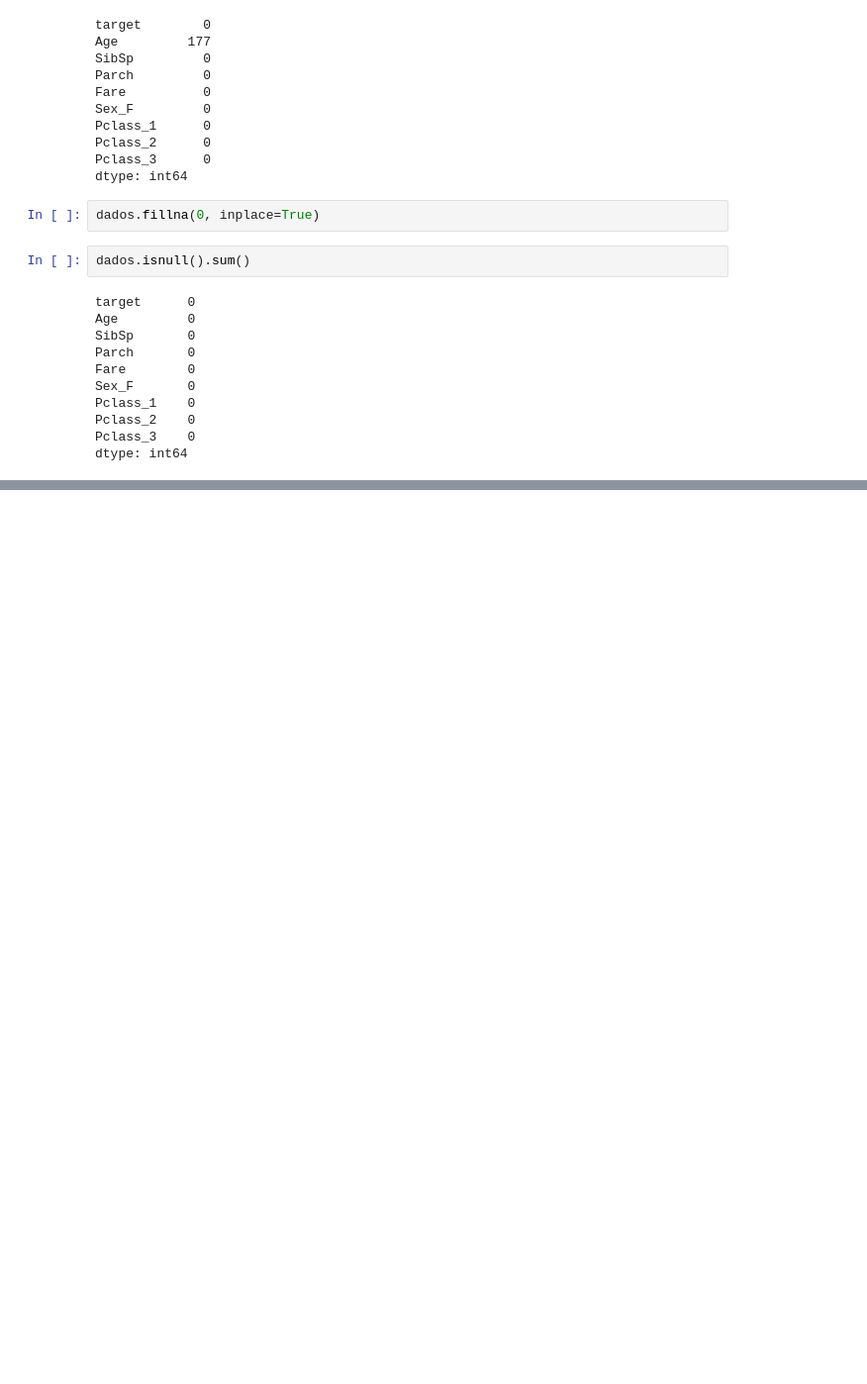
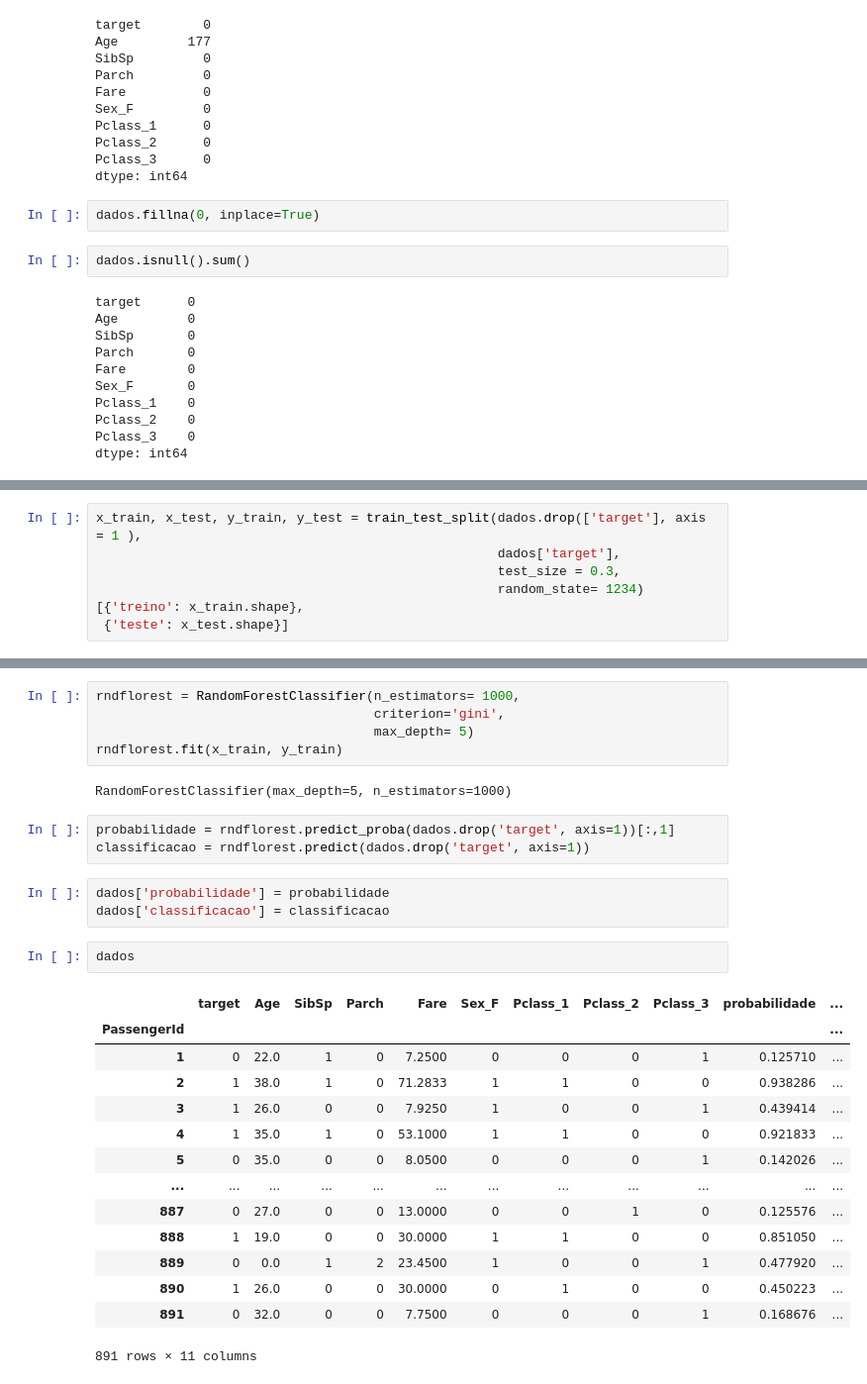
Before and after one commit to Jacqueline-dev/modelo_titanic, a Jupyter notebook: modelo_titanic.ipynb, the cells around one changed output, grey strips where cells are left out. Shown: that part at 99% size. Drawn from its saved outputs; the diff is of its cells as text; blank space fills up the shorter version.

```diff
--- a/modelo_titanic.ipynb
+++ b/modelo_titanic.ipynb
@@ -125,0 +128,7 @@ dtype: int64
+# %%
+x_train, x_test, y_train, y_test = train_test_split(dados.drop(['target'], axis = 1 ),
+                                                    dados['target'],
+                                                    test_size = 0.3,
+                                                    random_state= 1234)
+[{'treino': x_train.shape},
+ {'teste': x_test.shape}]
@@ -125,0 +141,30 @@ dtype: int64
+# %%
+rndflorest = RandomForestClassifier(n_estimators= 1000,
+                                    criterion='gini',
+                                    max_depth= 5)
+rndflorest.fit(x_train, y_train)
+# %% [output]
+RandomForestClassifier(max_depth=5, n_estimators=1000)
+# %%
+probabilidade = rndflorest.predict_proba(dados.drop('target', axis=1))[:,1]
+classificacao = rndflorest.predict(dados.drop('target', axis=1))
+# %%
+dados['probabilidade'] = probabilidade
+dados['classificacao'] = classificacao
+# %%
+dados
+# %% [output]
+|  | target | Age | SibSp | Parch | Fare | Sex_F | Pclass_1 | Pclass_2 | Pclass_3 | probabilidade | ... |
+| PassengerId |  |  |  |  |  |  |  |  |  |  | ... |
+| 1 | 0 | 22.0 | 1 | 0 | 7.2500 | 0 | 0 | 0 | 1 | 0.125710 | ... |
+| 2 | 1 | 38.0 | 1 | 0 | 71.2833 | 1 | 1 | 0 | 0 | 0.938286 | ... |
+| 3 | 1 | 26.0 | 0 | 0 | 7.9250 | 1 | 0 | 0 | 1 | 0.439414 | ... |
+| 4 | 1 | 35.0 | 1 | 0 | 53.1000 | 1 | 1 | 0 | 0 | 0.921833 | ... |
+| 5 | 0 | 35.0 | 0 | 0 | 8.0500 | 0 | 0 | 0 | 1 | 0.142026 | ... |
+| ... | ... | ... | ... | ... | ... | ... | ... | ... | ... | ... | ... |
+| 887 | 0 | 27.0 | 0 | 0 | 13.0000 | 0 | 0 | 1 | 0 | 0.125576 | ... |
+| 888 | 1 | 19.0 | 0 | 0 | 30.0000 | 1 | 1 | 0 | 0 | 0.851050 | ... |
+| 889 | 0 | 0.0 | 1 | 2 | 23.4500 | 1 | 0 | 0 | 1 | 0.477920 | ... |
+| 890 | 1 | 26.0 | 0 | 0 | 30.0000 | 0 | 1 | 0 | 0 | 0.450223 | ... |
+| 891 | 0 | 32.0 | 0 | 0 | 7.7500 | 0 | 0 | 0 | 1 | 0.168676 | ... |
+891 rows × 11 columns
```
Also changed, not shown: parts of 4 cells of this notebook.
